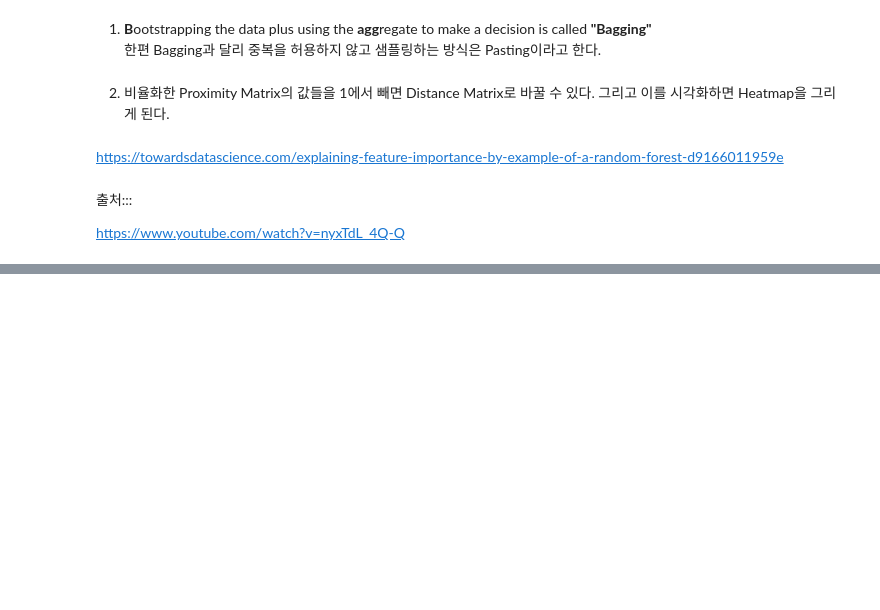
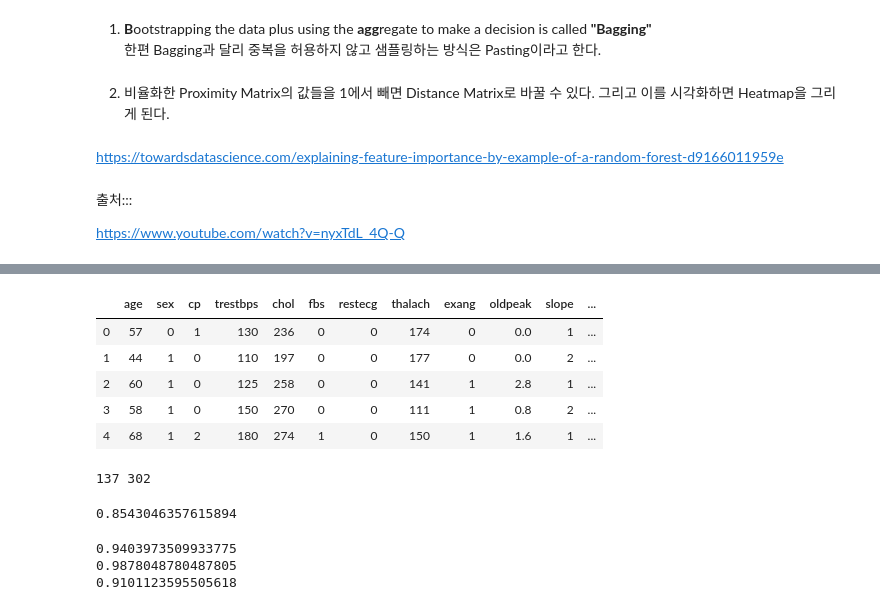
Before and after one commit to Asphalt93/dmqa_study, a Jupyter notebook: dmqa_pytorch/2019_MachineLearning/ML_Algorithm/02_RandomForest.ipynb, the cells around one changed output, grey strips where cells are left out. Cells and saved outputs as stored; diff of their text form; code cells hidden in the pictures; blank space fills up the shorter version.

```diff
--- a/dmqa_pytorch/2019_MachineLearning/ML_Algorithm/02_RandomForest.ipynb
+++ b/dmqa_pytorch/2019_MachineLearning/ML_Algorithm/02_RandomForest.ipynb
@@ -325,0 +359,16 @@ https://www.youtube.com/watch?v=nyxTdL_4Q-Q
+# %%
+df.head()
+# %% [output]
+|  | age | sex | cp | trestbps | chol | fbs | restecg | thalach | exang | oldpeak | slope | ... |
+| 0 | 57 | 0 | 1 | 130 | 236 | 0 | 0 | 174 | 0 | 0.0 | 1 | ... |
+| 1 | 44 | 1 | 0 | 110 | 197 | 0 | 0 | 177 | 0 | 0.0 | 2 | ... |
+| 2 | 60 | 1 | 0 | 125 | 258 | 0 | 0 | 141 | 1 | 2.8 | 1 | ... |
+| 3 | 58 | 1 | 0 | 150 | 270 | 0 | 0 | 111 | 1 | 0.8 | 2 | ... |
+| 4 | 68 | 1 | 2 | 180 | 274 | 1 | 0 | 150 | 1 | 1.6 | 1 | ... |
+# %%
+print(
+    df[df.target == 0].index[-1],
+    df[df.target == 1].index[-1]
+)
+# %% [output]
+137 302
@@ -325,0 +388,6 @@ https://www.youtube.com/watch?v=nyxTdL_4Q-Q
+# %%
+model_rf.fit(df[df.columns[:-1]].iloc[train_idx],
+            df[df.columns[-1]].iloc[train_idx])
+model_rf.oob_score_
+# %% [output]
+0.8543046357615894
@@ -325,0 +396,8 @@ https://www.youtube.com/watch?v=nyxTdL_4Q-Q
+# %%
+print(accuracy_score(df[df.columns[-1]].iloc[test_idx], model_prediction))
+print(recall_score(df[df.columns[-1]].iloc[test_idx], model_prediction))
+print(precision_score(df[df.columns[-1]].iloc[test_idx], model_prediction))
+# %% [output]
+0.9403973509933775
+0.9878048780487805
+0.9101123595505618
```
Also changed, not shown: parts of 23 cells of this notebook, 1 other file.
